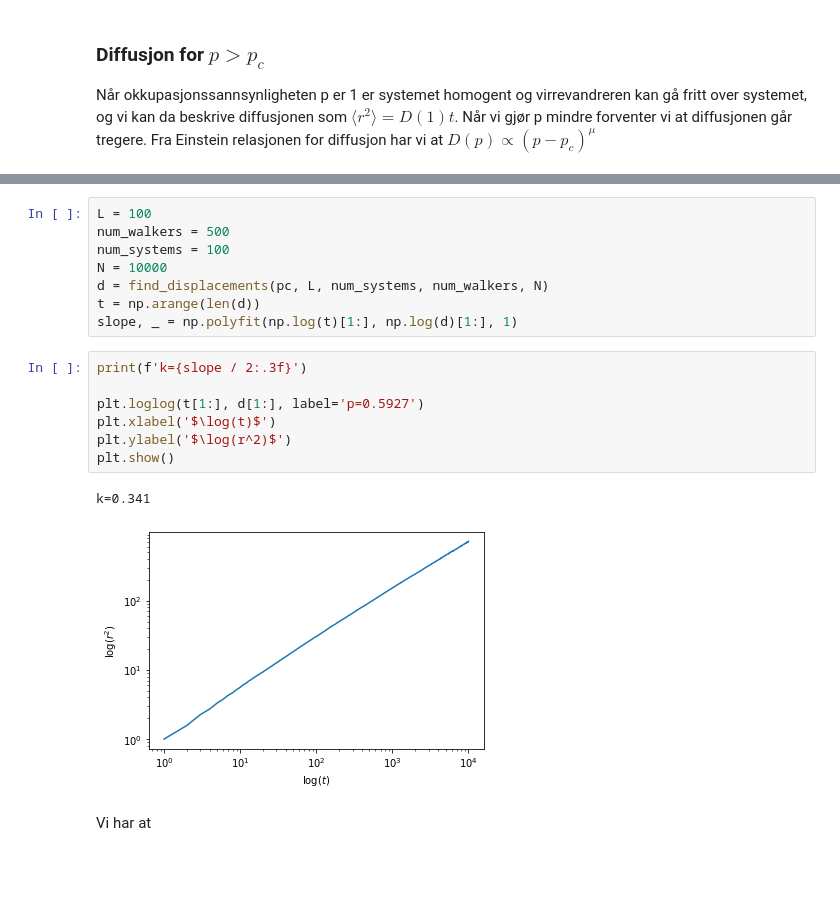
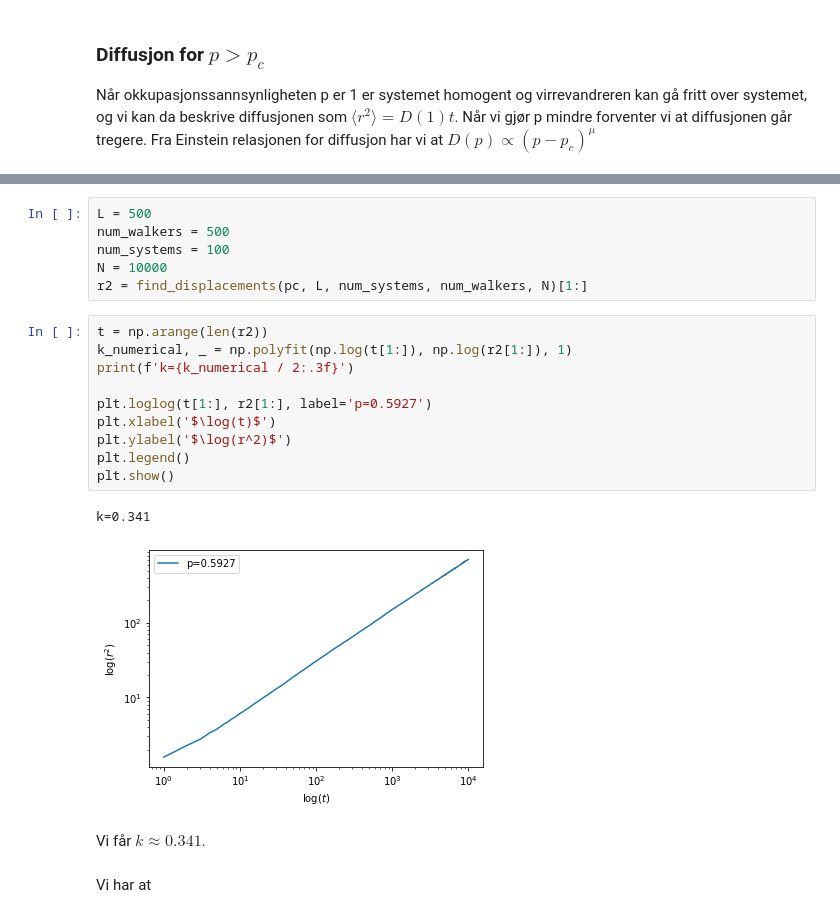
Before and after one commit to chdre/FYS4460, a Jupyter notebook: Untitled Folder 1/Untitled.ipynb, the cells around one changed output, grey strips where cells are left out. Cells and saved outputs as stored; diff of their text form; blank space fills up the shorter version.

```diff
--- a/Untitled Folder 1/Untitled.ipynb
+++ b/Untitled Folder 1/Untitled.ipynb
@@ -245,21 +244,24 @@ plt.show()
 # %%
-L = 100
+L = 500
 num_walkers = 500
 num_systems = 100
 N = 10000
-d = find_displacements(pc, L, num_systems, num_walkers, N)
-t = np.arange(len(d))
-slope, _ = np.polyfit(np.log(t)[1:], np.log(d)[1:], 1)
+r2 = find_displacements(pc, L, num_systems, num_walkers, N)[1:]
 # %%
-print(f'k={slope / 2:.3f}')
+t = np.arange(len(r2))
+k_numerical, _ = np.polyfit(np.log(t[1:]), np.log(r2[1:]), 1)
+print(f'k={k_numerical / 2:.3f}')
 
-plt.loglog(t[1:], d[1:], label='p=0.5927')
+plt.loglog(t[1:], r2[1:], label='p=0.5927')
 plt.xlabel('$\log(t)$')
 plt.ylabel('$\log(r^2)$')
+plt.legend()
 plt.show()
 # %% [output]
 k=0.341
-[figure, old version]
+[figure, new version]
+# %% [markdown]
+Vi får $k \approx 0.341$.
 # %% [markdown]
 Vi har at
 # %%
```
Also changed, not shown: parts of 21 cells of this notebook.
